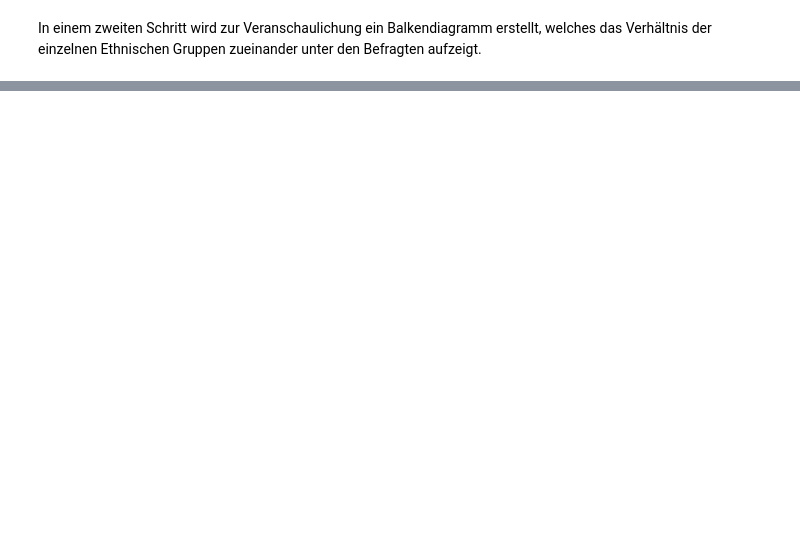
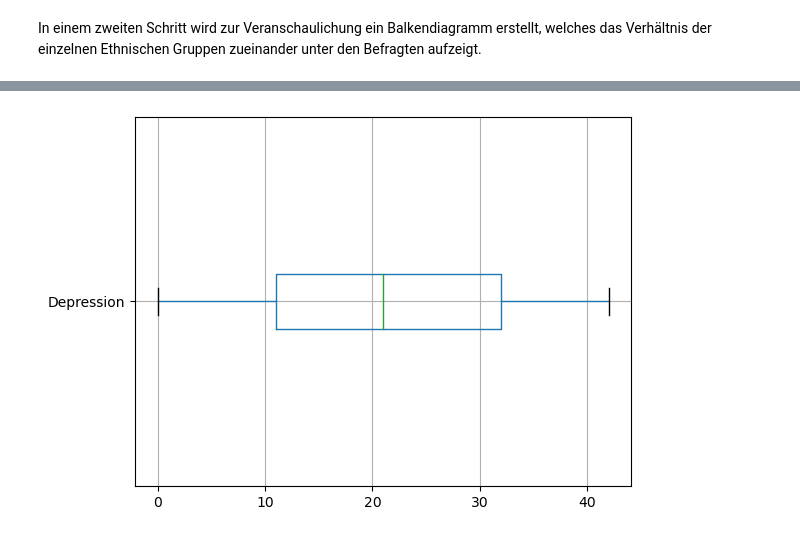
Before and after one commit to wi21b030/Mental-Health, a Jupyter notebook: Mental-Health.ipynb, the cells around one changed output, grey strips where cells are left out. Saved outputs shown, nothing was run; the diff lists cells and outputs as text; code cells hidden in the pictures; blank space fills up the shorter version.

```diff
--- a/Mental-Health.ipynb
+++ b/Mental-Health.ipynb
@@ -449,0 +419,7 @@ plt.show()
+# %%
+data.boxplot(column='Depression', vert=False)
+
+# show the plot
+plt.show()
+# %% [output]
+[figure, added]
```
Also changed, not shown: parts of 31 cells of this notebook.
